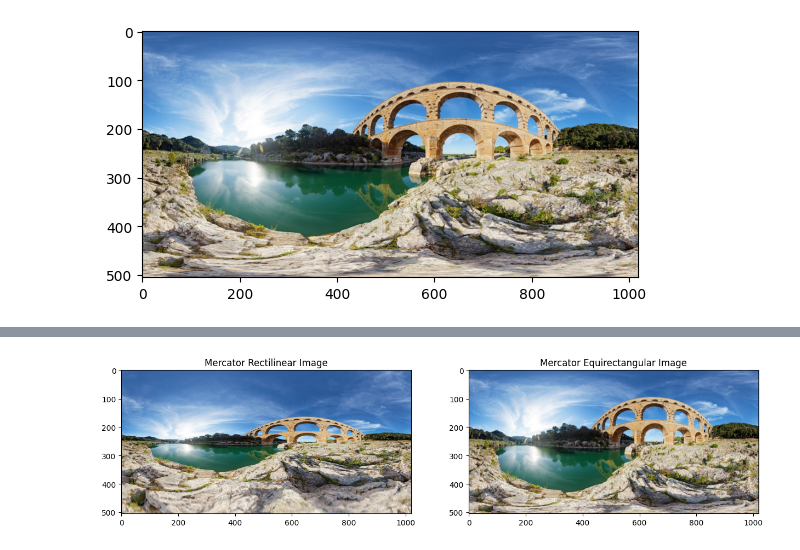
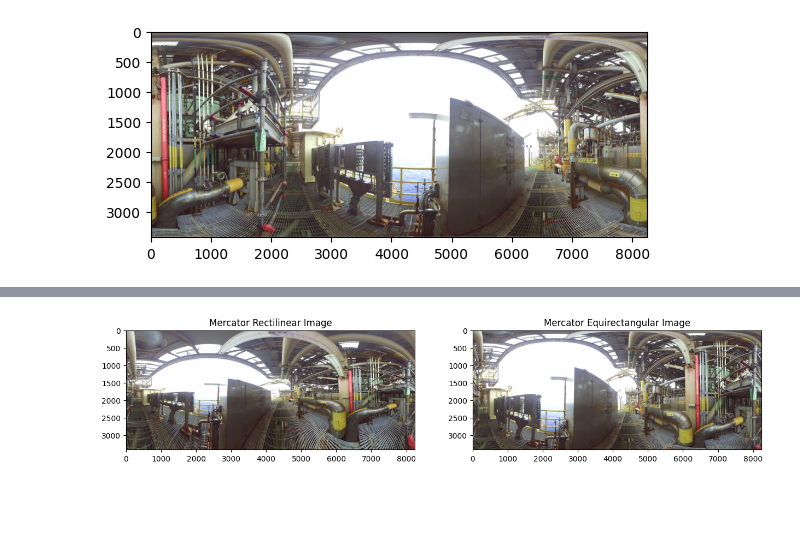
Before and after one commit to RobinsonGarcia/ProjectionRegistry, a Jupyter notebook: main.ipynb, the cells around one changed output, grey strips where cells are left out. Drawn from its saved outputs; the diff is of its cells as text; code cells hidden in the pictures; blank space fills up the shorter version.

```diff
--- a/main.ipynb
+++ b/main.ipynb
@@ -43,12 +240,12 @@ def test_gnomonic_projection(image_path: str, output_dir: str,**kwargs):
     processor = ProjectionRegistry.get_projection(
         "gnomonic",
         return_processor=True,
-        phi1_deg=0,
+        phi1_deg=-90,
         lam0_deg=0,
         lat_points=H,
         lon_points=W,
         x_points=W//4 ,
-        y_points=H//2,
+        y_points=W//4,
         fov_deg=90
     )
 
@@ -90,8 +287,11 @@ def test_gnomonic_projection(image_path: str, output_dir: str,**kwargs):
     plt.show()
 
 kwargs = {
-    'delta_lon': 180,
-    'delta_lat': 0
+    'delta_lon': 0,
+    'delta_lat': 0,
+    'fov_extra': 30,
 }
-test_gnomonic_projection(image_path="data/image1.png", output_dir="results",**kwargs)
+file = "data/image1.png"
+file = "data/eq_sample.png"
+test_gnomonic_projection(image_path=file, output_dir="results",**kwargs)
 # %% [output]
@@ -168,34 +362,38 @@ def test_mercator_projection(image_path: str, output_dir: str,**kwargs):
     cv2.imwrite(equirectangular_path, cv2.cvtColor(equirectangular_img, cv2.COLOR_RGB2BGR))
     print(f"Mercator Equirectangular image saved to {equirectangular_path}")
 
     # Step 5: Mask pixels outside the projection area
     mask = np.mean(equirectangular_img, axis=-1) > 0
 
     # Step 6: Compute the Mean Absolute Error (MAE)
     mae_img = np.abs(equirect_img * mask[:, :, None] - equirectangular_img)
     mae = np.mean(mae_img[mask])
     print(f"Mercator Projection Mean Absolute Error: {mae}")
 
     # Step 7: Visualize the results
     plt.figure(figsize=(15, 5))
 
     plt.subplot(1, 2, 1)
     plt.title("Mercator Rectilinear Image")
     plt.imshow(rectilinear_img)
     print(rectilinear_img.max())
 
     plt.subplot(1, 2, 2)
     plt.title("Mercator Equirectangular Image")
     plt.imshow(equirectangular_img)
 
     plt.show()
     return rectilinear_img, equirectangular_img, mask
 
+
 kwargs = {
-    'delta_lon': 0,
-    'delta_lat': 0
+    'delta_lon': 90,
+    'delta_lat': 0,
+    'fov_extra': 29.8,
 }
+file = "data/image1.png"
+file = "data/eq_sample.png"
 
-rectilinear_img , equirectangular_img, mask = test_mercator_projection(image_path="data/image1.png", output_dir="results", **kwargs)
+rectilinear_img , equirectangular_img, mask = test_mercator_projection(image_path=file, output_dir="results", **kwargs)
 # %% [output]
-[figure, old version]
+[figure, new version]
@@ -211,2 +409,2 @@ Mercator Projection Mean Absolute Error: 143.06184752432364
 255
-[figure, old version]
+[figure, new version]
```
Also changed, not shown: parts of 6 cells of this notebook, 9 other files.
